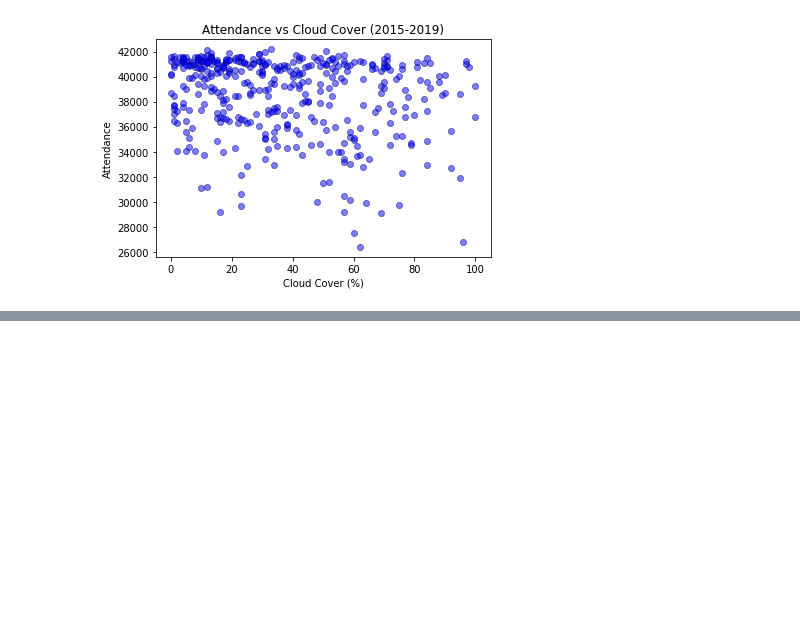
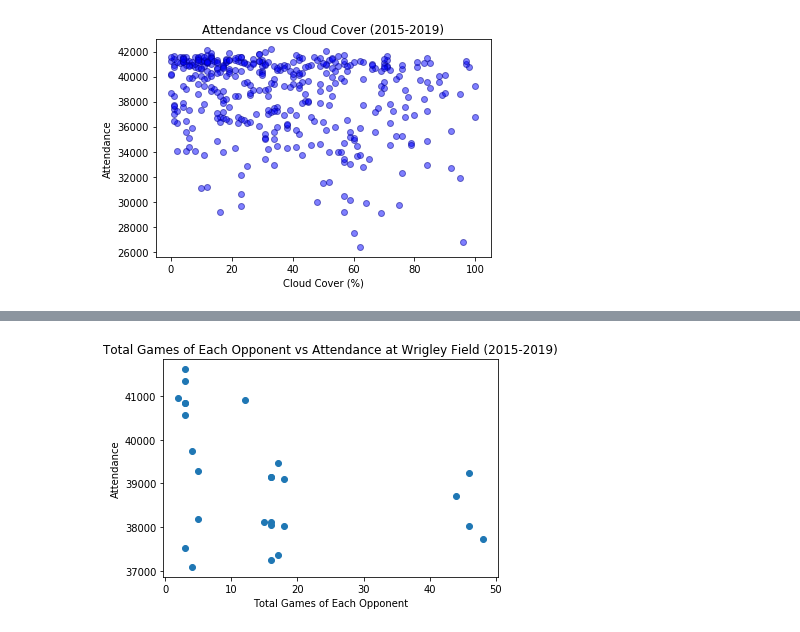
Before and after one commit to s-w-duncan/Project-Awesome-Team-4, a Jupyter notebook: Presentation_Analysis.ipynb, the cells around one changed output, grey strips where cells are left out. Saved outputs shown, nothing was run; the diff lists cells and outputs as text; code cells hidden in the pictures; blank space fills up the shorter version.

```diff
--- a/Presentation_Analysis.ipynb
+++ b/Presentation_Analysis.ipynb
@@ -146,0 +167,7 @@ visit_df = cubs_df.copy()
+# %%
+#Bar chart above seems to show teams who visited Wrigley just once had the highest average attendance.
+#Want to investigate further.
+#Total games each team played at Wrigley from 2015 to 2019.
+games_each_visitor_df = visit_df.groupby("Opp")["Date"].nunique()
+games_each_visitor_table_df = pd.DataFrame({"Total Games per Opponent": games_each_visitor_df})
+games_each_visitor_table_df.head()
@@ -147,3 +182,12 @@ visit_df = cubs_df.copy()
+# %%
+# Scatter plot of total games each team played at Wrigley from 2015 to 2019 versus attendance
+plt.scatter(games_each_visitor_df, each_visitor_df)
+plt.xlabel("Total Games of Each Opponent")
+plt.ylabel("Attendance")
+plt.title("Total Games of Each Opponent vs Attendance at Wrigley Field (2015-2019)")
+plt.show()
+# %% [output]
+[figure, added]
 # %%
 # (3) Working Visiting Team Cell - Sam (Create All DataFrames and Variables with "visit_" prefix)
 # %%
```
Also changed, not shown: parts of 9 cells of this notebook.
